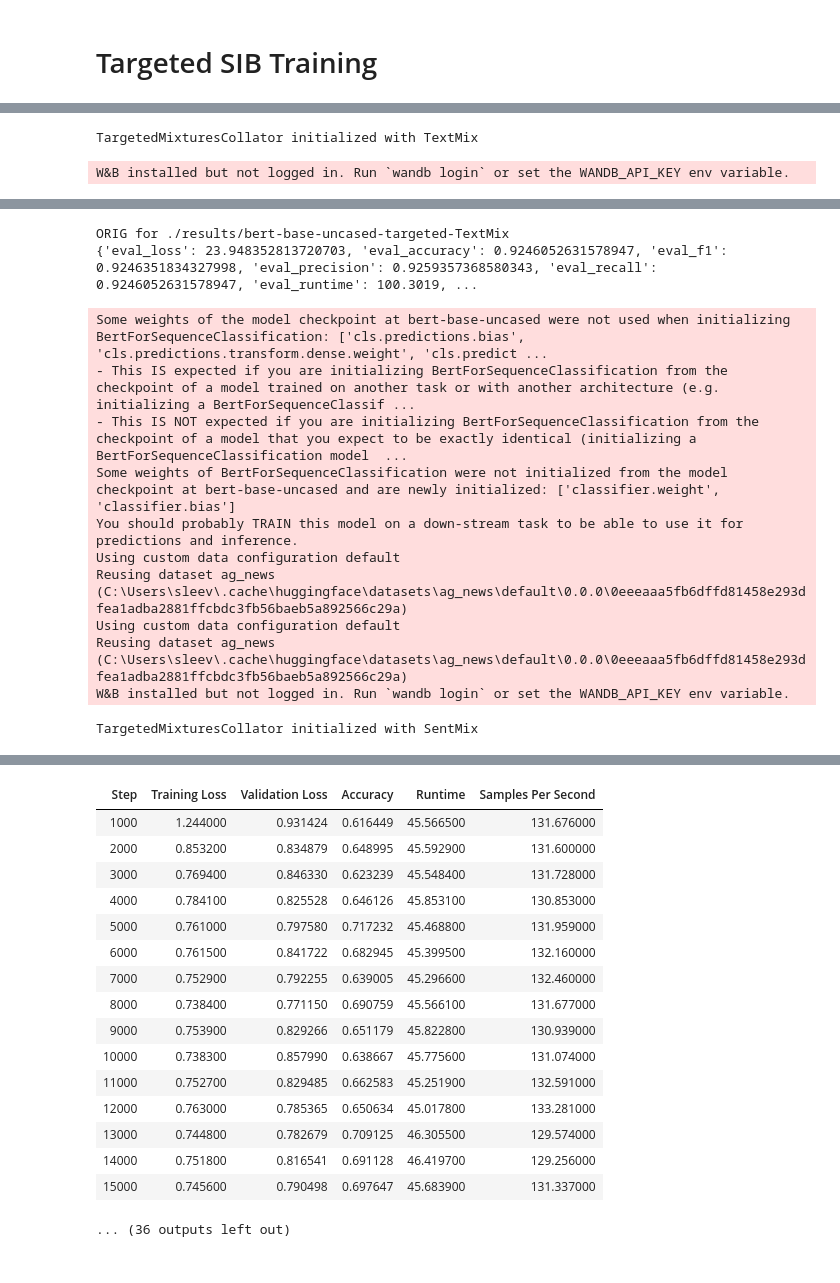
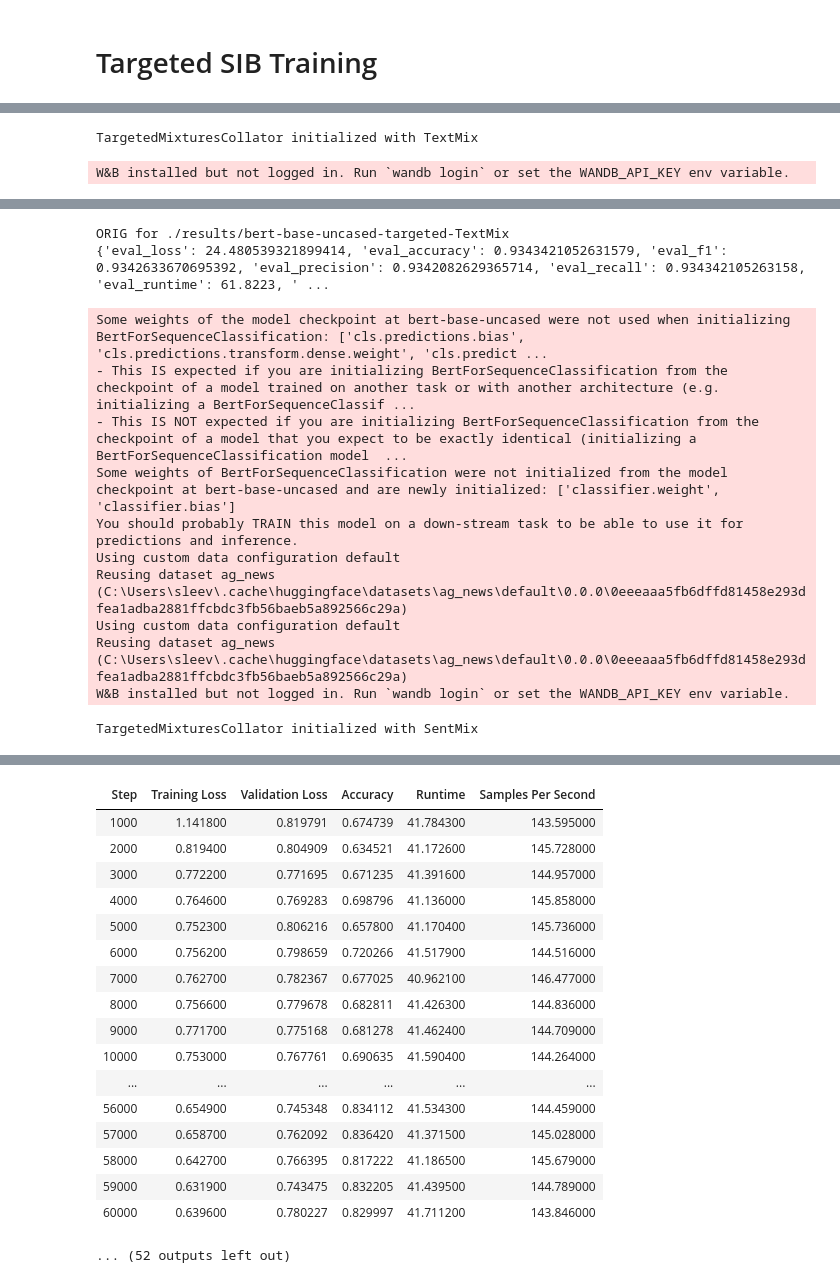
Before and after one commit to asakhala921/Sibyl_eval, a Jupyter notebook: train_targeted_AG_NEWS.ipynb, the cells around one changed output, grey strips where cells are left out. Saved outputs shown, nothing was run; the diff lists cells and outputs as text; code cells hidden in the pictures.

Commit message:
Train Targeted AG News Results

```diff
--- a/train_targeted_AG_NEWS.ipynb
+++ b/train_targeted_AG_NEWS.ipynb
@@ -23,10 +23,10 @@ from transforms import TextMix, SentMix, WordMix
 device = torch.device('cuda') if torch.cuda.is_available() else torch.device('cpu')
 # %%
 def tokenize_fn(text):
-    return tokenizer(text, padding=True, truncation=True, max_length=250, return_tensors='pt')
+    return tokenizer(text, padding=True, truncation=True, max_length=200, return_tensors='pt')
 
 def tokenize(batch):
-    return tokenizer(batch['text'], padding=True, truncation=True, max_length=250)
+    return tokenizer(batch['text'], padding=True, truncation=True, max_length=200)
 
 def acc_at_k(y_true, y_pred, k=2):
     y_true = torch.tensor(y_true) if type(y_true) != torch.Tensor else y_true
@@ -188,8 +188,8 @@ for MODEL_NAME in MODEL_NAMES:
         test_dataset = test_dataset.map(tokenize, batched=True, batch_size=len(test_dataset))
         test_dataset.set_format('torch', columns=['input_ids', 'attention_mask', 'labels'])
 
-        train_batch_size = 6
-        eval_batch_size = 32
+        train_batch_size = 10
+        eval_batch_size  = 32
         num_epoch = 10
         gradient_accumulation_steps = 1
         max_steps = int((len(train_dataset) * num_epoch / gradient_accumulation_steps) / train_batch_size)
@@ -302,7 +302,7 @@ New targets: [[0, 2], [1, 0], [2, 3], [3, 2]]
 early_stopping_patience_counter
 [interactive output not drawn]
 ORIG for ./results/bert-base-uncased-targeted-TextMix
-{'eval_loss': 23.948352813720703, 'eval_accuracy': 0.9246052631578947, 'eval_f1': 0.9246351834327998, 'eval_precision': 0.9259357368580343, 'eval_recall': 0.9246052631578947, 'eval_runtime': 100.3019, ...
+{'eval_loss': 24.480539321899414, 'eval_accuracy': 0.9343421052631579, 'eval_f1': 0.9342633670695392, 'eval_precision': 0.9342082629365714, 'eval_recall': 0.934342105263158, 'eval_runtime': 61.8223, ' ...
 Some weights of the model checkpoint at bert-base-uncased were not used when initializing BertForSequenceClassification: ['cls.predictions.bias', 'cls.predictions.transform.dense.weight', 'cls.predict ...
 - This IS expected if you are initializing BertForSequenceClassification from the checkpoint of a model trained on another task or with another architecture (e.g. initializing a BertForSequenceClassif ...
 - This IS NOT expected if you are initializing BertForSequenceClassification from the checkpoint of a model that you expect to be exactly identical (initializing a BertForSequenceClassification model  ...
@@ -318,20 +318,21 @@ TargetedMixturesCollator initialized with SentMix
 | Step | Training Loss | Validation Loss | Accuracy | Runtime | Samples Per Second |
-| 1000 | 1.244000 | 0.931424 | 0.616449 | 45.566500 | 131.676000 |
-| 2000 | 0.853200 | 0.834879 | 0.648995 | 45.592900 | 131.600000 |
-| 3000 | 0.769400 | 0.846330 | 0.623239 | 45.548400 | 131.728000 |
-| 4000 | 0.784100 | 0.825528 | 0.646126 | 45.853100 | 130.853000 |
-| 5000 | 0.761000 | 0.797580 | 0.717232 | 45.468800 | 131.959000 |
-| 6000 | 0.761500 | 0.841722 | 0.682945 | 45.399500 | 132.160000 |
-| 7000 | 0.752900 | 0.792255 | 0.639005 | 45.296600 | 132.460000 |
-| 8000 | 0.738400 | 0.771150 | 0.690759 | 45.566100 | 131.677000 |
-| 9000 | 0.753900 | 0.829266 | 0.651179 | 45.822800 | 130.939000 |
-| 10000 | 0.738300 | 0.857990 | 0.638667 | 45.775600 | 131.074000 |
-| 11000 | 0.752700 | 0.829485 | 0.662583 | 45.251900 | 132.591000 |
-| 12000 | 0.763000 | 0.785365 | 0.650634 | 45.017800 | 133.281000 |
-| 13000 | 0.744800 | 0.782679 | 0.709125 | 46.305500 | 129.574000 |
-| 14000 | 0.751800 | 0.816541 | 0.691128 | 46.419700 | 129.256000 |
-| 15000 | 0.745600 | 0.790498 | 0.697647 | 45.683900 | 131.337000 |
+| 1000 | 1.141800 | 0.819791 | 0.674739 | 41.784300 | 143.595000 |
+| 2000 | 0.819400 | 0.804909 | 0.634521 | 41.172600 | 145.728000 |
+| 3000 | 0.772200 | 0.771695 | 0.671235 | 41.391600 | 144.957000 |
+| 4000 | 0.764600 | 0.769283 | 0.698796 | 41.136000 | 145.858000 |
+| 5000 | 0.752300 | 0.806216 | 0.657800 | 41.170400 | 145.736000 |
+| 6000 | 0.756200 | 0.798659 | 0.720266 | 41.517900 | 144.516000 |
+| 7000 | 0.762700 | 0.782367 | 0.677025 | 40.962100 | 146.477000 |
+| 8000 | 0.756600 | 0.779678 | 0.682811 | 41.426300 | 144.836000 |
+| 9000 | 0.771700 | 0.775168 | 0.681278 | 41.462400 | 144.709000 |
+| 10000 | 0.753000 | 0.767761 | 0.690635 | 41.590400 | 144.264000 |
+| ... | ... | ... | ... | ... | ... |
+| 56000 | 0.654900 | 0.745348 | 0.834112 | 41.534300 | 144.459000 |
+| 57000 | 0.658700 | 0.762092 | 0.836420 | 41.371500 | 145.028000 |
+| 58000 | 0.642700 | 0.766395 | 0.817222 | 41.186500 | 145.679000 |
+| 59000 | 0.631900 | 0.743475 | 0.832205 | 41.439500 | 144.789000 |
+| 60000 | 0.639600 | 0.780227 | 0.829997 | 41.711200 | 143.846000 |
-... (36 outputs left out)
+... (52 outputs left out)
 # %%
 df = pd.DataFrame(results)
 df
```
Also changed, not shown: parts of 2 cells of this notebook, 1 other file.
